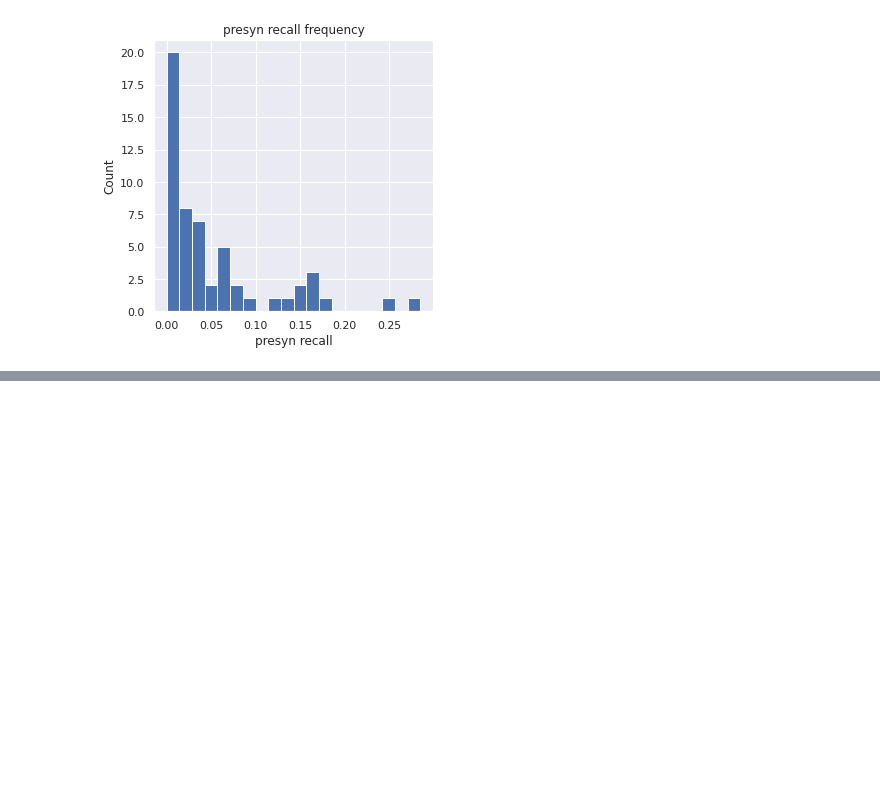
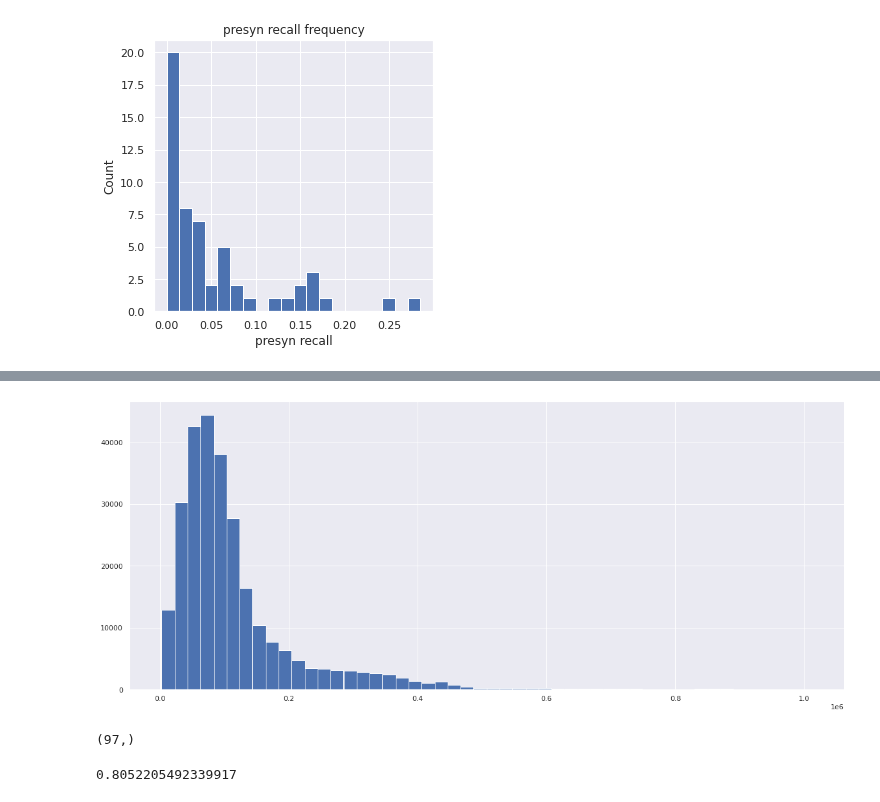
Before and after one commit to celiibrendan/neuron_mesh_tools, a Jupyter notebook: Auto_Proofreading/Validation_Testing/Allen_Proofread_Validation/Manually_Proofread_Cells_vp3.ipynb, the cells around one changed output, grey strips where cells are left out. Saved outputs shown, nothing was run; the diff lists cells and outputs as text; code cells hidden in the pictures; blank space fills up the shorter version.

```diff
--- a/Auto_Proofreading/Validation_Testing/Allen_Proofread_Validation/Manually_Proofread_Cells_vp3.ipynb
+++ b/Auto_Proofreading/Validation_Testing/Allen_Proofread_Validation/Manually_Proofread_Cells_vp3.ipynb
@@ -469,0 +579,16 @@ if plot_individual_histograms:
+# %%
+synapse_dist = cumulative_validation_df["euclidean_distance_to_nuclei"].to_numpy()
+_ = plt.hist(synapse_dist,bins=50)
+# %% [output]
+[figure, added]
+# %%
+syn_distance_boundaries = [np.percentile(synapse_dist,5),np.percentile(synapse_dist,99)]
+syn_distance_interval = 5000
+syn_distance_samples = np.arange(*syn_distance_boundaries,syn_distance_interval)
+syn_distance_samples.shape
+# %% [output]
+(97,)
+# %%
+curr_score[curr_score["Type"] == s_type]["recall"].to_list()[0]
+# %% [output]
+0.8052205492339917
```
Also changed, not shown: parts of 20 cells of this notebook, 2 other files.
